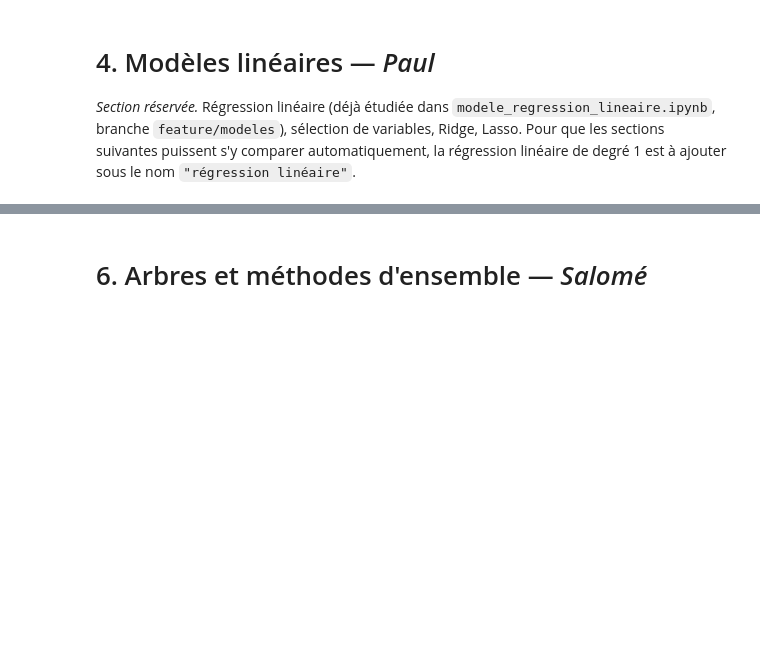
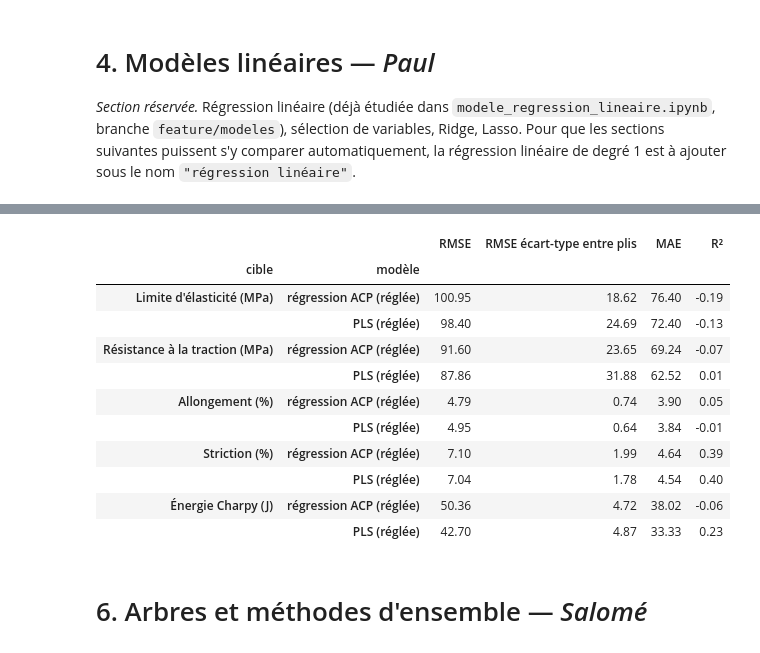
Before and after one commit to marglgls/Projet-ML-soudures, a Jupyter notebook: modeles.ipynb, the cells around one changed output, grey strips where cells are left out. Drawn from its saved outputs; the diff is of its cells as text; code cells hidden in the pictures; blank space fills up the shorter version.

```diff
--- a/modeles.ipynb
+++ b/modeles.ipynb
@@ -257,35 +264,57 @@ from sklearn.decomposition import PCA
 from sklearn.preprocessing import StandardScaler
 
 
 class PLSRegressionUnivariee(PLSRegression):
+    """Aplatit la sortie pour respecter l'interface des modèles de régression sklearn."""
     def predict(self, X, copy=True):
         return super().predict(X, copy=copy).ravel()
 
 
+# Le nombre de composantes est sélectionné dans la validation croisée interne.
 GRILLE_ACP = {"modele__reduction__n_components": [2, 5, 10, 15, 20, 25]}
 GRILLE_PLS = {"modele__n_components": [2, 5, 10, 15, 20, 25]}
 
 
 def regression_acp(X):
+    """Régression linéaire sur les composantes principales (PCR)."""
     estimateur = Pipeline([
         ("scale", StandardScaler()),
         ("reduction", PCA()),
         ("regression", LinearRegression()),
     ])
     return regle(pipeline(X, estimateur), GRILLE_ACP)
 
 
 def regression_pls(X):
+    """PLS : les composantes sont construites en tenant compte de la cible y."""
     return regle(pipeline(X, PLSRegressionUnivariee(scale=True)), GRILLE_PLS)
 
 
 ajouter("régression ACP (réglée)", regression_acp)
 ajouter("PLS (réglée)", regression_pls)
 
 MODELES_DIMENSION = ["régression ACP (réglée)", "PLS (réglée)"]
-MODELES_COMPARAISON = ["référence (moyenne)", "régression linéaire",
-                       *MODELES_DIMENSION, "forêt aléatoire (réglée)"]
+MODELES_COMPARAISON = [
+    "référence (moyenne)",
+    "régression linéaire",
+    *MODELES_DIMENSION,
+    "forêt aléatoire (réglée)",
+]
+
 display(tableau_complet(MODELES_COMPARAISON))
+# %% [output]
+|  |  | RMSE | RMSE écart-type entre plis | MAE | R² |
+| cible | modèle |  |  |  |  |
+| Limite d'élasticité (MPa) | régression ACP (réglée) | 100.95 | 18.62 | 76.40 | -0.19 |
+|  | PLS (réglée) | 98.40 | 24.69 | 72.40 | -0.13 |
+| Résistance à la traction (MPa) | régression ACP (réglée) | 91.60 | 23.65 | 69.24 | -0.07 |
+|  | PLS (réglée) | 87.86 | 31.88 | 62.52 | 0.01 |
+| Allongement (%) | régression ACP (réglée) | 4.79 | 0.74 | 3.90 | 0.05 |
+|  | PLS (réglée) | 4.95 | 0.64 | 3.84 | -0.01 |
+| Striction (%) | régression ACP (réglée) | 7.10 | 1.99 | 4.64 | 0.39 |
+|  | PLS (réglée) | 7.04 | 1.78 | 4.54 | 0.40 |
+| Énergie Charpy (J) | régression ACP (réglée) | 50.36 | 4.72 | 38.02 | -0.06 |
+|  | PLS (réglée) | 42.70 | 4.87 | 33.33 | 0.23 |
 # %% [markdown]
 # 6. Arbres et méthodes d'ensemble — *Salomé*
 # %% [markdown]
```
Also changed, not shown: parts of 3 cells of this notebook.
